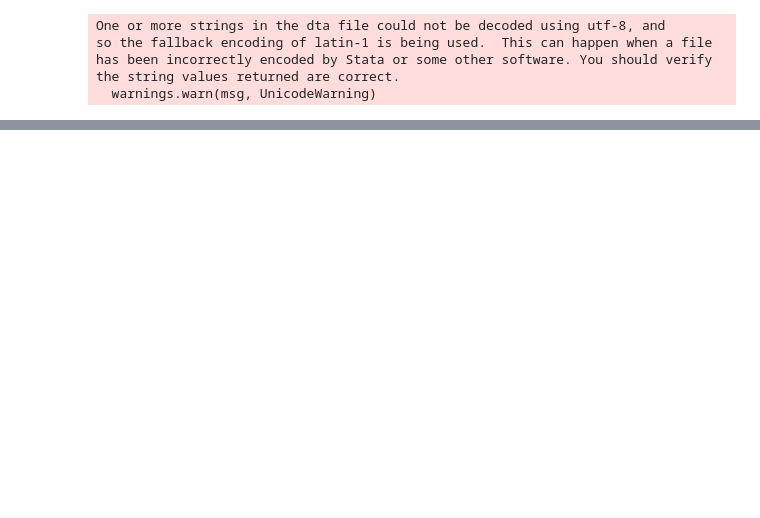
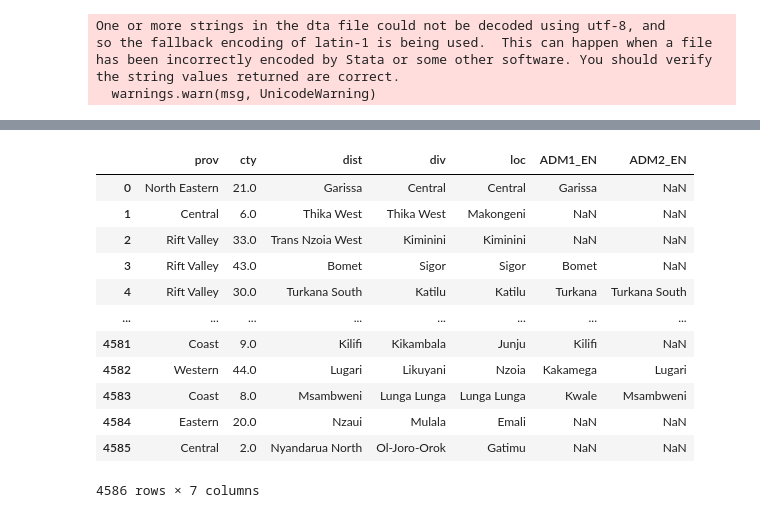
Before and after one commit to rduke15/HDE_UN_Datathon_23, a Jupyter notebook: Population_data_processing.ipynb, the cells around one changed output, grey strips where cells are left out. Drawn from its saved outputs; the diff is of its cells as text; code cells hidden in the pictures; blank space fills up the shorter version.

```diff
--- a/Population_data_processing.ipynb
+++ b/Population_data_processing.ipynb
@@ -107,0 +116,3 @@ raw_mtf_data.groupby('dist')['pw_final'].sum().reset_index().rename(columns={'pw
+# %%
+raw_mtf_data.dist=raw_mtf_data.dist.str.upper()
+raw_mtf_data_new=pd.merge(raw_mtf_data,with_district_lookup.drop(columns=['prov','cty','div','loc','ADM1_EN_y','ADM2_EN','District']),on='dist').rename(columns={'ADM1_EN_x':'county'})
@@ -107,0 +219,3 @@ raw_mtf_data.groupby('dist')['pw_final'].sum().reset_index().rename(columns={'pw
+# %%
+match_div2 = pd.merge(raw_mtf_data[['prov','cty','dist','div','loc']], level2_boundary_lookup, left_on='dist', right_on='ADM2_EN', how = 'left')
+match_div1 = pd.merge(raw_mtf_data[['prov','cty','dist','div','loc']], level1_info, left_on='dist', right_on='ADM1_EN', how = 'left')
@@ -107,0 +238,18 @@ raw_mtf_data.groupby('dist')['pw_final'].sum().reset_index().rename(columns={'pw
+# %%
+
+match_div2.loc[match_div2.dist.isin(list(level1_info)),'ADM1_EN']=match_div2.loc[match_div2.dist.isin(list(level1_info)),'dist']
+match_div2
+# %% [output]
+|  | prov | cty | dist | div | loc | ADM1_EN | ADM2_EN |
+| 0 | North Eastern | 21.0 | Garissa | Central | Central | Garissa | NaN |
+| 1 | Central | 6.0 | Thika West | Thika West | Makongeni | NaN | NaN |
+| 2 | Rift Valley | 33.0 | Trans Nzoia West | Kiminini | Kiminini | NaN | NaN |
+| 3 | Rift Valley | 43.0 | Bomet | Sigor | Sigor | Bomet | NaN |
+| 4 | Rift Valley | 30.0 | Turkana South | Katilu | Katilu | Turkana | Turkana South |
+| ... | ... | ... | ... | ... | ... | ... | ... |
+| 4581 | Coast | 9.0 | Kilifi | Kikambala | Junju | Kilifi | NaN |
+| 4582 | Western | 44.0 | Lugari | Likuyani | Nzoia | Kakamega | Lugari |
+| 4583 | Coast | 8.0 | Msambweni | Lunga Lunga | Lunga Lunga | Kwale | Msambweni |
+| 4584 | Eastern | 20.0 | Nzaui | Mulala | Emali | NaN | NaN |
+| 4585 | Central | 2.0 | Nyandarua North | Ol-Joro-Orok | Gatimu | NaN | NaN |
+4586 rows × 7 columns
```
Also changed, not shown: parts of 26 cells of this notebook, 2 other files.
